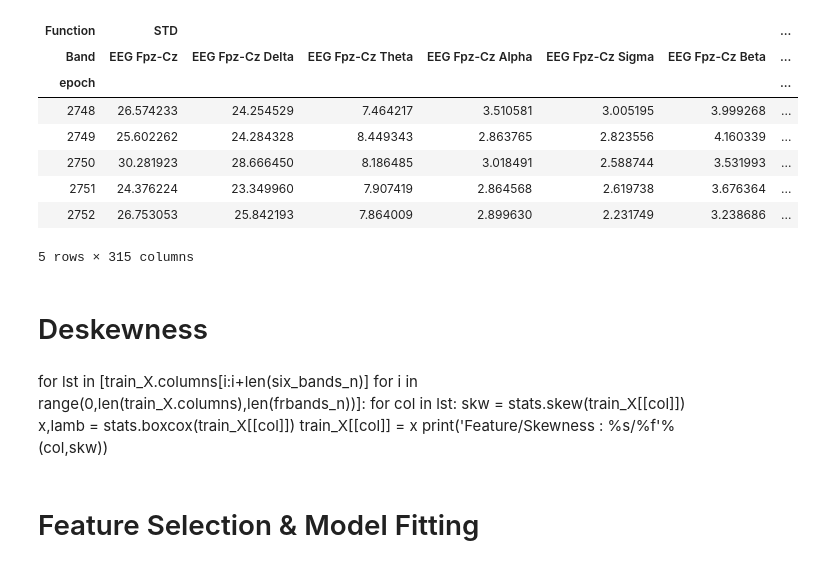
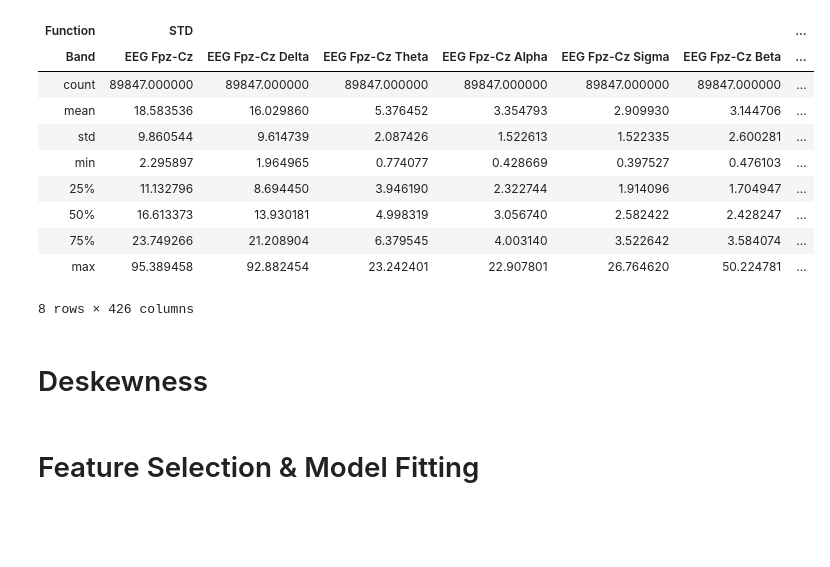
Before and after one commit to vita70579/Single-CH.-EEG-Automatic-Sleep-Staging-Structure, a Jupyter notebook: EEG Signal Post - Processing.ipynb, the cells around one changed output. Drawn from its saved outputs; the diff is of its cells as text; code cells hidden in the pictures; blank space fills up the shorter version.

```diff
--- a/EEG Signal Post - Processing.ipynb
+++ b/EEG Signal Post - Processing.ipynb
@@ -22,0 +24,3 @@ tr_df.head()
+# %%
+train_X = train_X.astype(np.float32)
+train_X.head()
@@ -23,23 +37,18 @@ tr_df.head()
 # %%
-train_X.head()
+train_X.describe()
 # %% [output]
 | Function | STD |  |  |  |  |  | ... |
 | Band | EEG Fpz-Cz | EEG Fpz-Cz Delta | EEG Fpz-Cz Theta | EEG Fpz-Cz Alpha | EEG Fpz-Cz Sigma | EEG Fpz-Cz Beta | ... |
-| epoch |  |  |  |  |  |  | ... |
-| 2748 | 26.574233 | 24.254529 | 7.464217 | 3.510581 | 3.005195 | 3.999268 | ... |
-| 2749 | 25.602262 | 24.284328 | 8.449343 | 2.863765 | 2.823556 | 4.160339 | ... |
-| 2750 | 30.281923 | 28.666450 | 8.186485 | 3.018491 | 2.588744 | 3.531993 | ... |
-| 2751 | 24.376224 | 23.349960 | 7.907419 | 2.864568 | 2.619738 | 3.676364 | ... |
-| 2752 | 26.753053 | 25.842193 | 7.864009 | 2.899630 | 2.231749 | 3.238686 | ... |
+| count | 89847.000000 | 89847.000000 | 89847.000000 | 89847.000000 | 89847.000000 | 89847.000000 | ... |
+| mean | 18.583536 | 16.029860 | 5.376452 | 3.354793 | 2.909930 | 3.144706 | ... |
+| std | 9.860544 | 9.614739 | 2.087426 | 1.522613 | 1.522335 | 2.600281 | ... |
+| min | 2.295897 | 1.964965 | 0.774077 | 0.428669 | 0.397527 | 0.476103 | ... |
+| 25% | 11.132796 | 8.694450 | 3.946190 | 2.322744 | 1.914096 | 1.704947 | ... |
+| 50% | 16.613373 | 13.930181 | 4.998319 | 3.056740 | 2.582422 | 2.428247 | ... |
+| 75% | 23.749266 | 21.208904 | 6.379545 | 4.003140 | 3.522642 | 3.584074 | ... |
+| max | 95.389458 | 92.882454 | 23.242401 | 22.907801 | 26.764620 | 50.224781 | ... |
-5 rows × 315 columns
+8 rows × 426 columns
 # %% [markdown]
 # Deskewness
-# %% [markdown]
-for lst in [train_X.columns[i:i+len(six_bands_n)] for i in range(0,len(train_X.columns),len(frbands_n))]:
-    for col in lst:
-        skw = stats.skew(train_X[[col]])
-        x,lamb = stats.boxcox(train_X[[col]])
-        train_X[[col]] = x
-        print('Feature/Skewness : %s/%f'%(col,skw))
 # %% [markdown]
 # Feature Selection & Model Fitting
```
Also changed, not shown: parts of 38 cells of this notebook.
